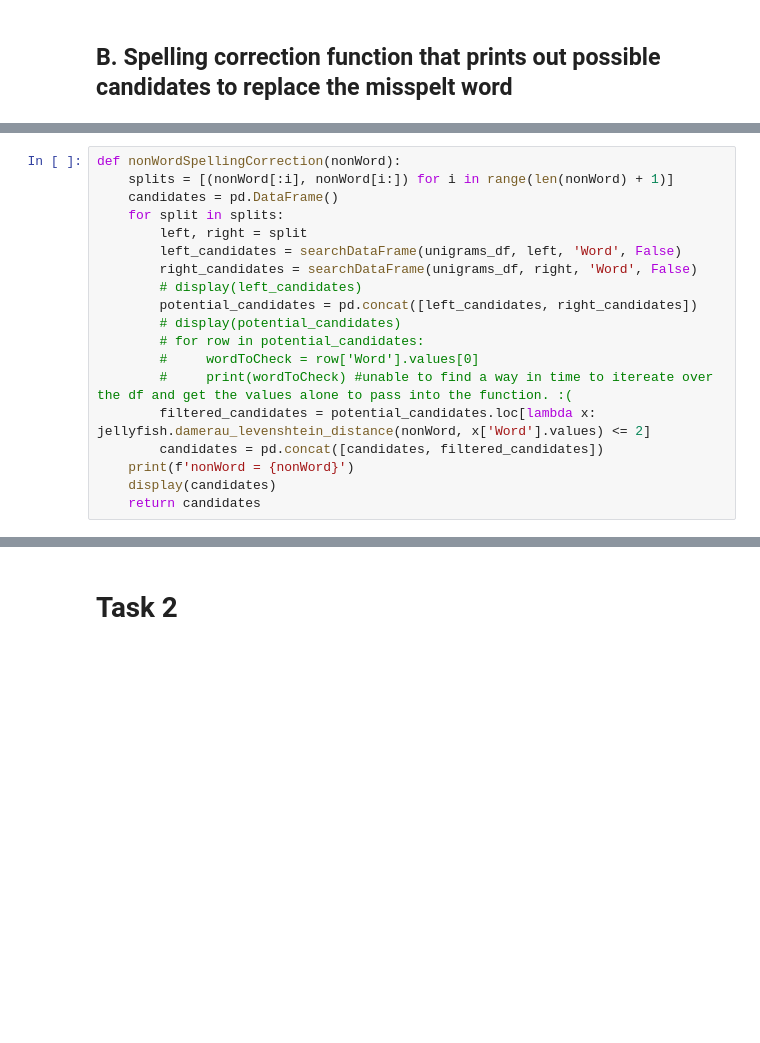
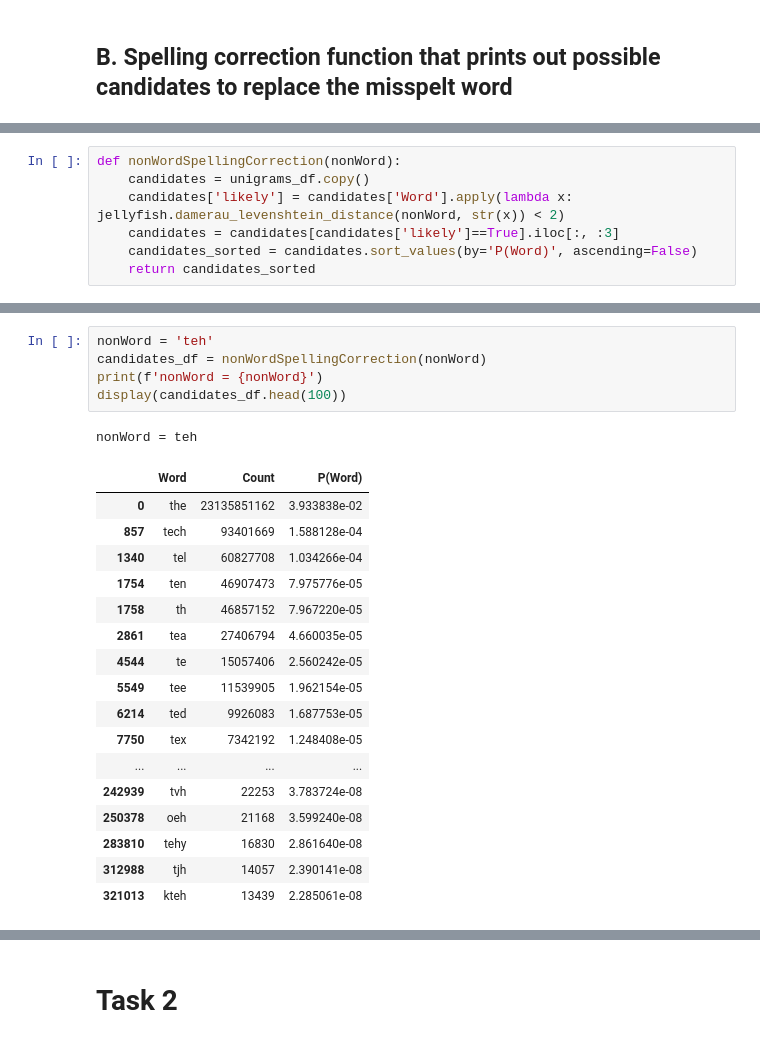
Before and after one commit to sprince0031/UL_Masters, a Jupyter notebook: SEM_1/EE6041-Text_Analytics_and_NLP/Etivity4/Etivity4_23052058.ipynb, the cells around one changed output, grey strips where cells are left out. Cells and saved outputs as stored; diff of their text form; blank space fills up the shorter version.

```diff
--- a/SEM_1/EE6041-Text_Analytics_and_NLP/Etivity4/Etivity4_23052058.ipynb
+++ b/SEM_1/EE6041-Text_Analytics_and_NLP/Etivity4/Etivity4_23052058.ipynb
@@ -81,20 +91,8 @@ Total unigram count: 588124220187
 # %%
 def nonWordSpellingCorrection(nonWord):
-    splits = [(nonWord[:i], nonWord[i:]) for i in range(len(nonWord) + 1)]
-    candidates = pd.DataFrame()
-    for split in splits:
-        left, right = split
-        left_candidates = searchDataFrame(unigrams_df, left, 'Word', False)
-        right_candidates = searchDataFrame(unigrams_df, right, 'Word', False)
-        # display(left_candidates)
-        potential_candidates = pd.concat([left_candidates, right_candidates])
-        # display(potential_candidates)
-        # for row in potential_candidates:
-        #     wordToCheck = row['Word'].values[0]
-        #     print(wordToCheck) #unable to find a way in time to itereate over the df and get the values alone to pass into the function. :(
-        filtered_candidates = potential_candidates.loc[lambda x: jellyfish.damerau_levenshtein_distance(nonWord, x['Word'].values) <= 2]
-        candidates = pd.concat([candidates, filtered_candidates])
-    print(f'nonWord = {nonWord}')
-    display(candidates)
-    return candidates
+    candidates = unigrams_df.copy()
+    candidates['likely'] = candidates['Word'].apply(lambda x: jellyfish.damerau_levenshtein_distance(nonWord, str(x)) < 2)
+    candidates = candidates[candidates['likely']==True].iloc[:, :3]
+    candidates_sorted = candidates.sort_values(by='P(Word)', ascending=False)
+    return candidates_sorted
 # %%
@@ -103,0 +115,24 @@ TypeError: argument 'b': 'ndarray' object cannot be converted to 'PyString'
+# %%
+nonWord = 'teh'
+candidates_df = nonWordSpellingCorrection(nonWord)
+print(f'nonWord = {nonWord}')
+display(candidates_df.head(100))
+# %% [output]
+nonWord = teh
+|  | Word | Count | P(Word) |
+| 0 | the | 23135851162 | 3.933838e-02 |
+| 857 | tech | 93401669 | 1.588128e-04 |
+| 1340 | tel | 60827708 | 1.034266e-04 |
+| 1754 | ten | 46907473 | 7.975776e-05 |
+| 1758 | th | 46857152 | 7.967220e-05 |
+| 2861 | tea | 27406794 | 4.660035e-05 |
+| 4544 | te | 15057406 | 2.560242e-05 |
+| 5549 | tee | 11539905 | 1.962154e-05 |
+| 6214 | ted | 9926083 | 1.687753e-05 |
+| 7750 | tex | 7342192 | 1.248408e-05 |
+| ... | ... | ... | ... |
+| 242939 | tvh | 22253 | 3.783724e-08 |
+| 250378 | oeh | 21168 | 3.599240e-08 |
+| 283810 | tehy | 16830 | 2.861640e-08 |
+| 312988 | tjh | 14057 | 2.390141e-08 |
+| 321013 | kteh | 13439 | 2.285061e-08 |
```
Also changed, not shown: parts of 5 cells of this notebook.
